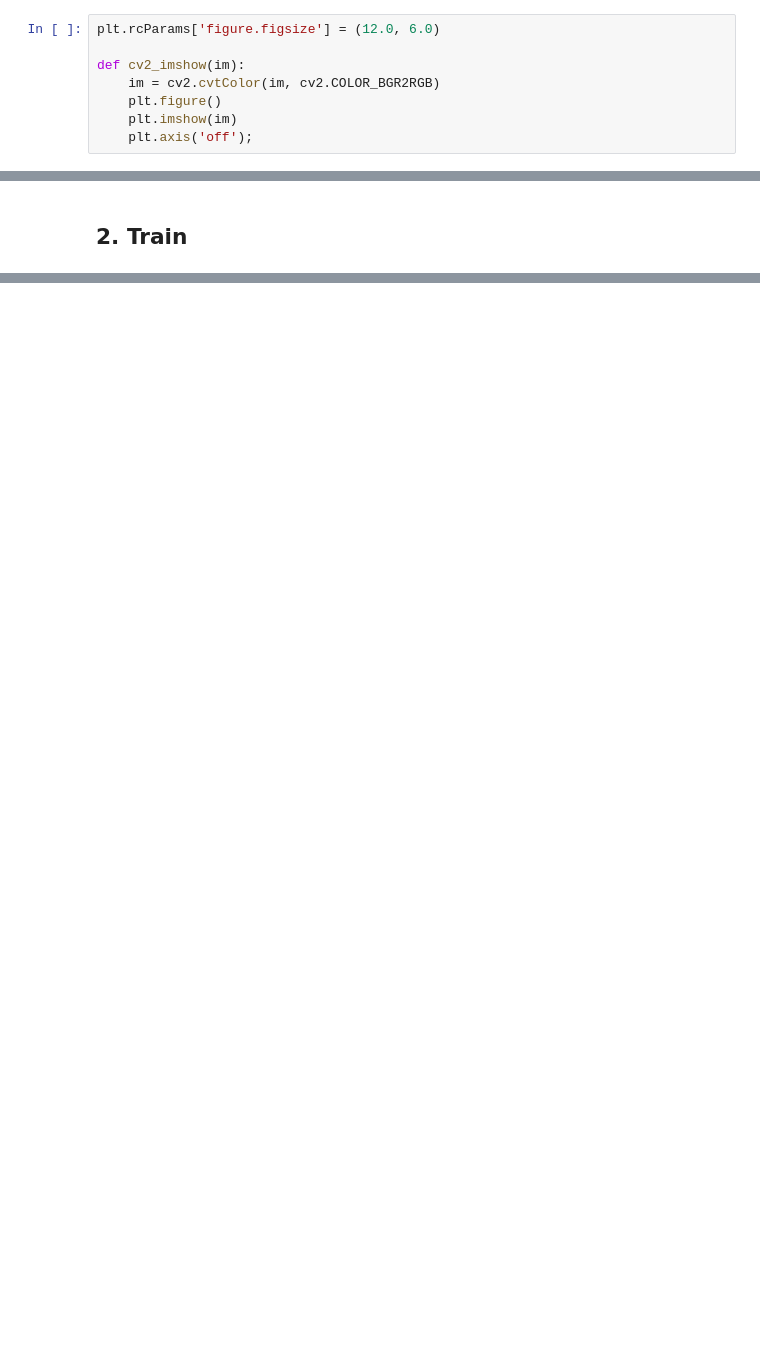
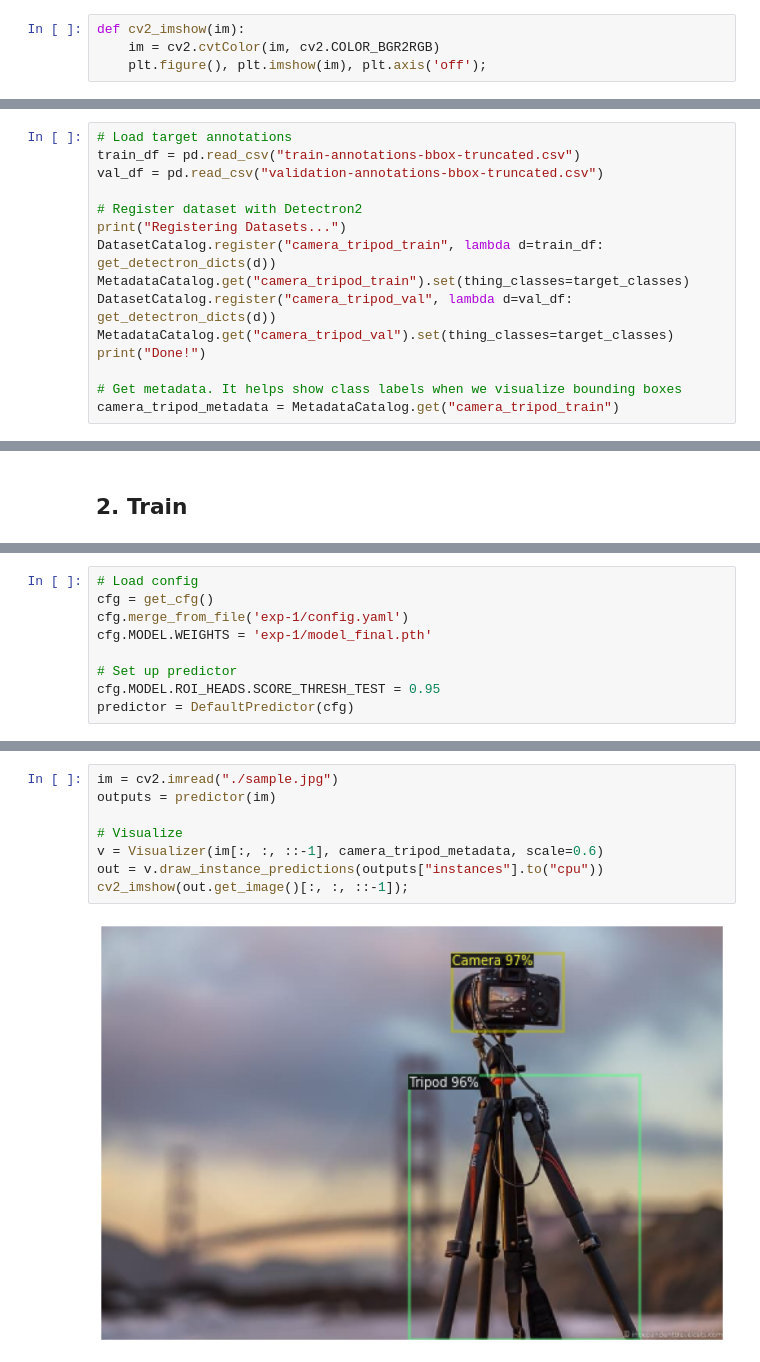
Before and after one commit to chriskhanhtran/object-detection-detectron2, a Jupyter notebook: 03-train-small.ipynb, the cells around one changed output, grey strips where cells are left out. Cells and saved outputs as stored; diff of their text form; blank space fills up the shorter version.

```diff
--- a/03-train-small.ipynb
+++ b/03-train-small.ipynb
@@ -27,11 +28,7 @@ from detectron2.data import MetadataCatalog
 from detectron2.structures import BoxMode
 # %%
-plt.rcParams['figure.figsize'] = (12.0, 6.0)
-
 def cv2_imshow(im):
     im = cv2.cvtColor(im, cv2.COLOR_BGR2RGB)
-    plt.figure()
-    plt.imshow(im)
-    plt.axis('off');
+    plt.figure(), plt.imshow(im), plt.axis('off');
 # %% [markdown]
 ## 1. Register Datasets
@@ -120,0 +94,15 @@ Registering  camera_tripod_validation
+# %%
+# Load target annotations
+train_df = pd.read_csv("train-annotations-bbox-truncated.csv")
+val_df = pd.read_csv("validation-annotations-bbox-truncated.csv")
+
+# Register dataset with Detectron2
+print("Registering Datasets...")
+DatasetCatalog.register("camera_tripod_train", lambda d=train_df: get_detectron_dicts(d))
+MetadataCatalog.get("camera_tripod_train").set(thing_classes=target_classes)
+DatasetCatalog.register("camera_tripod_val", lambda d=val_df: get_detectron_dicts(d))
+MetadataCatalog.get("camera_tripod_val").set(thing_classes=target_classes)
+print("Done!")
+
+# Get metadata. It helps show class labels when we visualize bounding boxes
+camera_tripod_metadata = MetadataCatalog.get("camera_tripod_train")
@@ -261,0 +293,9 @@ OrderedDict([('bbox',
+# %%
+# Load config
+cfg = get_cfg()
+cfg.merge_from_file('exp-1/config.yaml')
+cfg.MODEL.WEIGHTS = 'exp-1/model_final.pth'
+
+# Set up predictor
+cfg.MODEL.ROI_HEADS.SCORE_THRESH_TEST = 0.95
+predictor = DefaultPredictor(cfg)
@@ -261,0 +306,10 @@ OrderedDict([('bbox',
+# %%
+im = cv2.imread("./sample.jpg")
+outputs = predictor(im)
+
+# Visualize
+v = Visualizer(im[:, :, ::-1], camera_tripod_metadata, scale=0.6)
+out = v.draw_instance_predictions(outputs["instances"].to("cpu"))
+cv2_imshow(out.get_image()[:, :, ::-1]);
+# %% [output]
+[figure, added]
```
Also changed, not shown: parts of 32 cells of this notebook, 20 other files.
